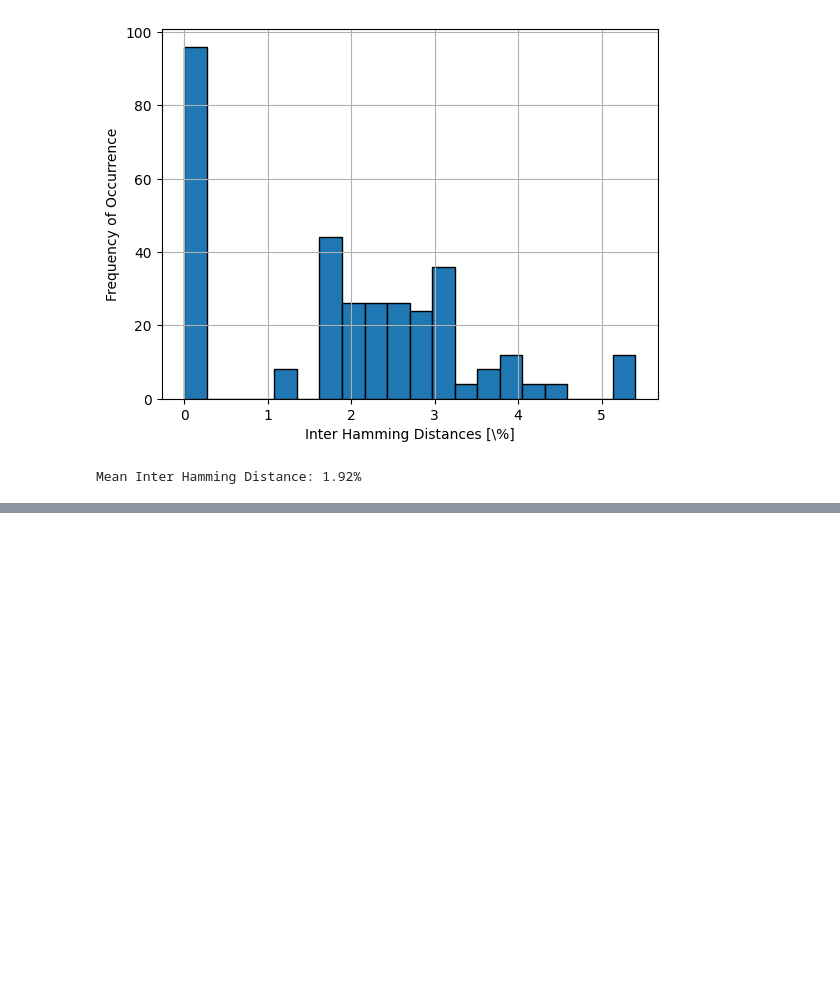
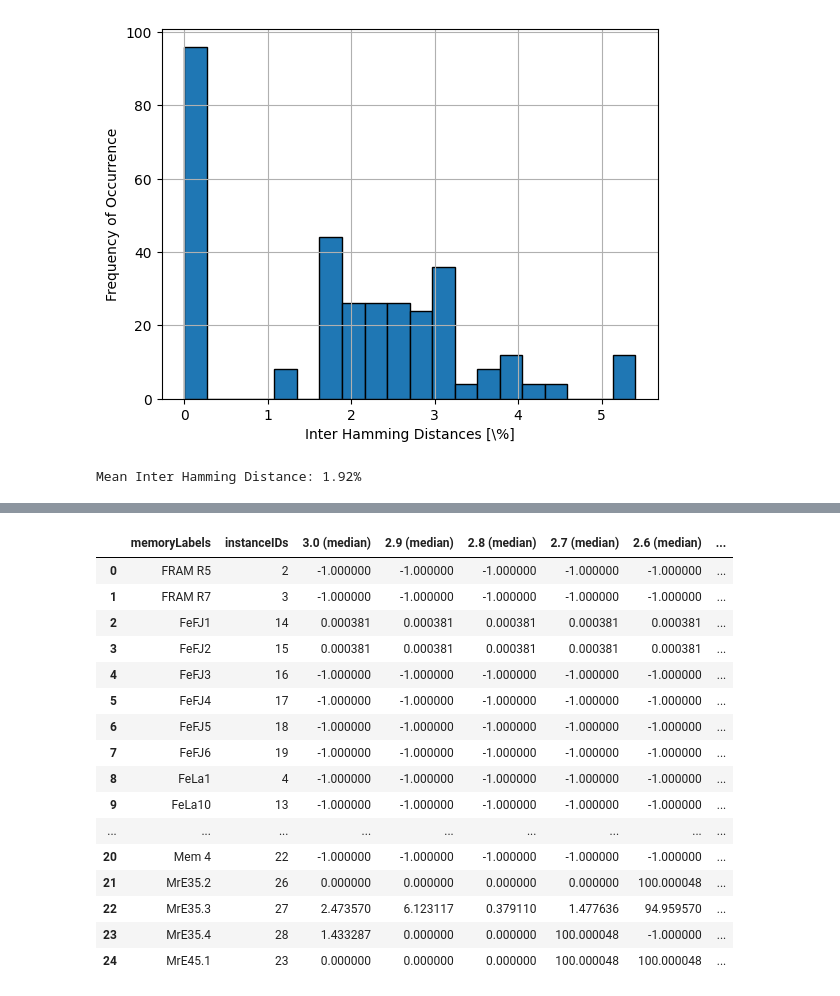
Before and after one commit to FlorianFrank/MemTestX, a Jupyter notebook: software/experiment_scheduler/evaluation/evaluation_script.ipynb, the cells around one changed output, grey strips where cells are left out. Cells and saved outputs as stored; diff of their text form; code cells hidden in the pictures; blank space fills up the shorter version.

```diff
--- a/software/experiment_scheduler/evaluation/evaluation_script.ipynb
+++ b/software/experiment_scheduler/evaluation/evaluation_script.ipynb
@@ -354,0 +424,21 @@ Mean Inter Hamming Distance: 1.92%
+# %%
+ret = create_panda_table(voltage_write_0xaa)
+ret
+# %% [output]
+|  | memoryLabels | instanceIDs | 3.0 (median) | 2.9 (median) | 2.8 (median) | 2.7 (median) | 2.6 (median) | ... |
+| 0 | FRAM R5 | 2 | -1.000000 | -1.000000 | -1.000000 | -1.000000 | -1.000000 | ... |
+| 1 | FRAM R7 | 3 | -1.000000 | -1.000000 | -1.000000 | -1.000000 | -1.000000 | ... |
+| 2 | FeFJ1 | 14 | 0.000381 | 0.000381 | 0.000381 | 0.000381 | 0.000381 | ... |
+| 3 | FeFJ2 | 15 | 0.000381 | 0.000381 | 0.000381 | 0.000381 | 0.000381 | ... |
+| 4 | FeFJ3 | 16 | -1.000000 | -1.000000 | -1.000000 | -1.000000 | -1.000000 | ... |
+| 5 | FeFJ4 | 17 | -1.000000 | -1.000000 | -1.000000 | -1.000000 | -1.000000 | ... |
+| 6 | FeFJ5 | 18 | -1.000000 | -1.000000 | -1.000000 | -1.000000 | -1.000000 | ... |
+| 7 | FeFJ6 | 19 | -1.000000 | -1.000000 | -1.000000 | -1.000000 | -1.000000 | ... |
+| 8 | FeLa1 | 4 | -1.000000 | -1.000000 | -1.000000 | -1.000000 | -1.000000 | ... |
+| 9 | FeLa10 | 13 | -1.000000 | -1.000000 | -1.000000 | -1.000000 | -1.000000 | ... |
+| ... | ... | ... | ... | ... | ... | ... | ... | ... |
+| 20 | Mem 4 | 22 | -1.000000 | -1.000000 | -1.000000 | -1.000000 | -1.000000 | ... |
+| 21 | MrE35.2 | 26 | 0.000000 | 0.000000 | 0.000000 | 0.000000 | 100.000048 | ... |
+| 22 | MrE35.3 | 27 | 2.473570 | 6.123117 | 0.379110 | 1.477636 | 94.959570 | ... |
+| 23 | MrE35.4 | 28 | 1.433287 | 0.000000 | 0.000000 | 100.000048 | -1.000000 | ... |
+| 24 | MrE45.1 | 23 | 0.000000 | 0.000000 | 0.000000 | 100.000048 | 100.000048 | ... |
```
Also changed, not shown: parts of 7 cells of this notebook, 3 other files.
